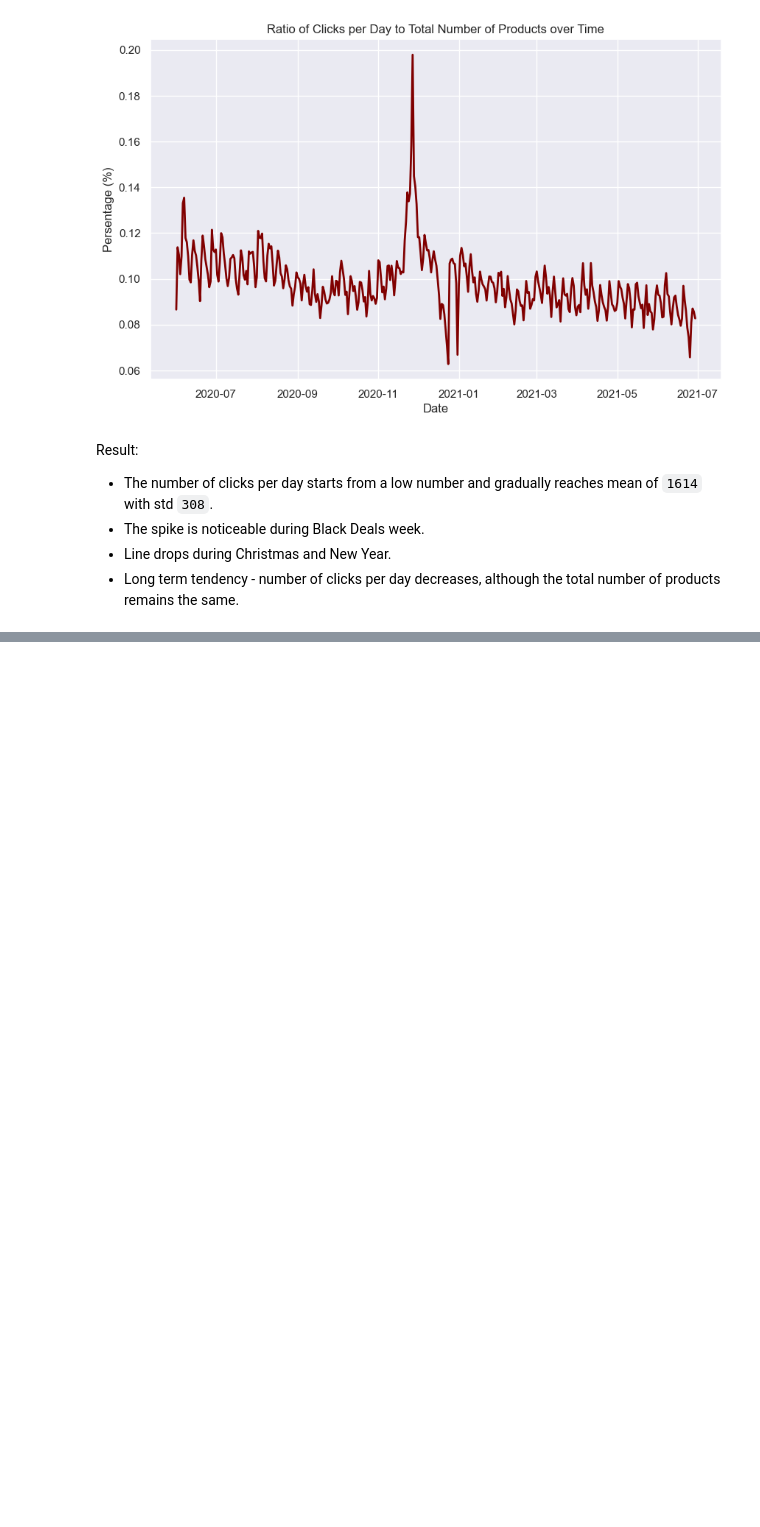
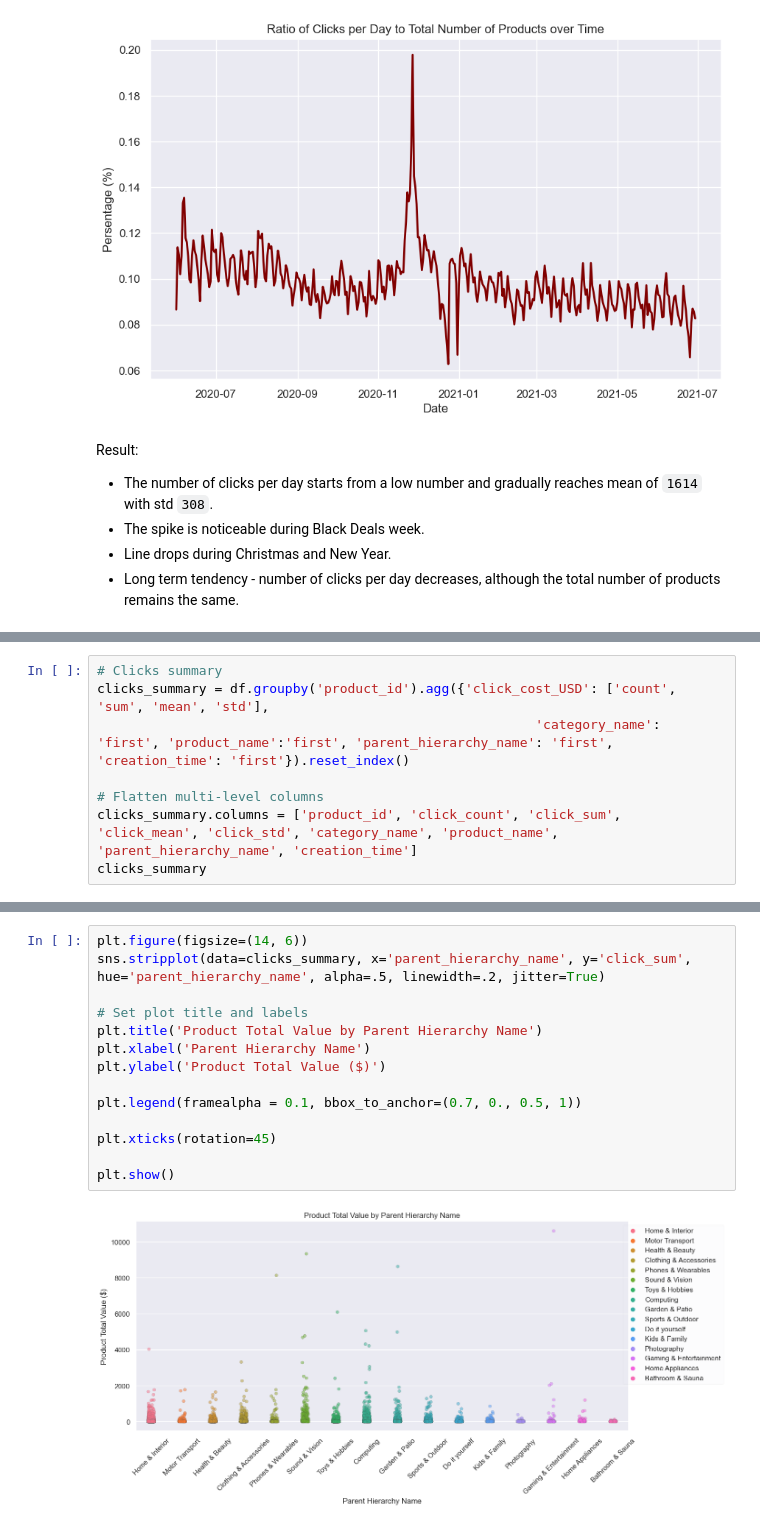
Before and after one commit to 3quetra/portfolio, a Jupyter notebook: swedish_companies_real_cases/Price_Runner_data_analysis/eda_price_runner.ipynb, the cells around one changed output, grey strips where cells are left out. Saved outputs shown, nothing was run; the diff lists cells and outputs as text; blank space fills up the shorter version.

```diff
--- a/swedish_companies_real_cases/Price_Runner_data_analysis/eda_price_runner.ipynb
+++ b/swedish_companies_real_cases/Price_Runner_data_analysis/eda_price_runner.ipynb
@@ -497,0 +462,8 @@ clicks_summary.nlargest(columns = 'click_count', n=10)
+# %%
+# Clicks summary
+clicks_summary = df.groupby('product_id').agg({'click_cost_USD': ['count', 'sum', 'mean', 'std'],
+                                                        'category_name': 'first', 'product_name':'first', 'parent_hierarchy_name': 'first', 'creation_time': 'first'}).reset_index()
+
+# Flatten multi-level columns
+clicks_summary.columns = ['product_id', 'click_count', 'click_sum', 'click_mean', 'click_std', 'category_name', 'product_name', 'parent_hierarchy_name', 'creation_time']
+clicks_summary
@@ -497,0 +484,16 @@ clicks_summary.nlargest(columns = 'click_count', n=10)
+# %%
+plt.figure(figsize=(14, 6))
+sns.stripplot(data=clicks_summary, x='parent_hierarchy_name', y='click_sum', hue='parent_hierarchy_name', alpha=.5, linewidth=.2, jitter=True)
+
+# Set plot title and labels
+plt.title('Product Total Value by Parent Hierarchy Name')
+plt.xlabel('Parent Hierarchy Name')
+plt.ylabel('Product Total Value ($)')
+
+plt.legend(framealpha = 0.1, bbox_to_anchor=(0.7, 0., 0.5, 1))
+
+plt.xticks(rotation=45)
+
+plt.show()
+# %% [output]
+[figure, added]
```
Also changed, not shown: parts of 13 cells of this notebook.
